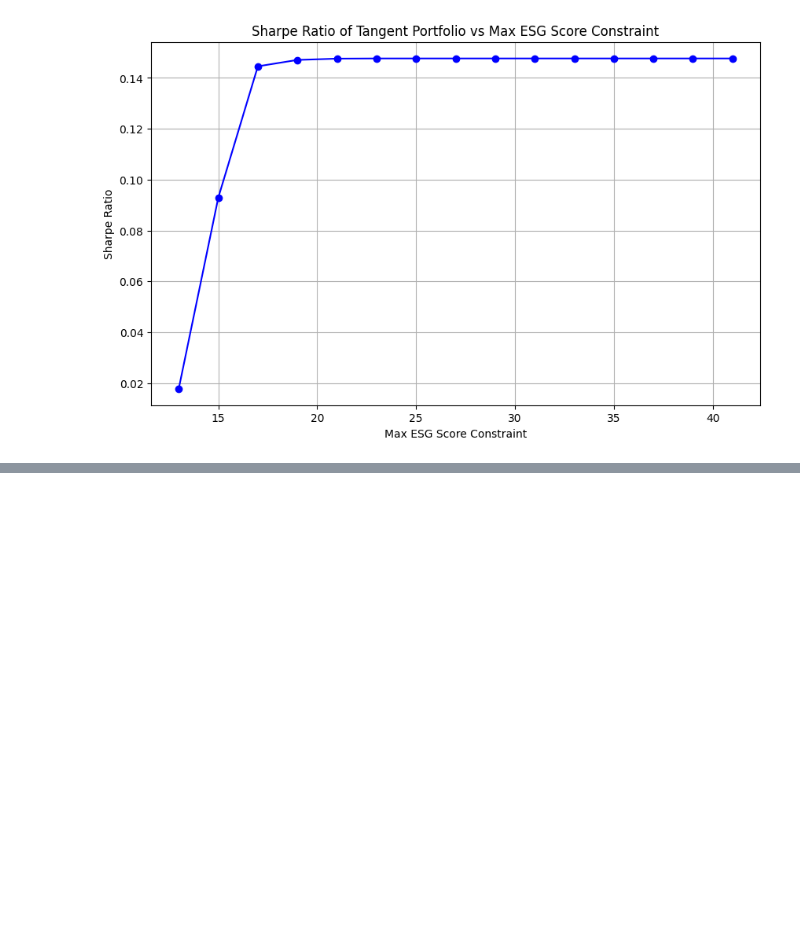
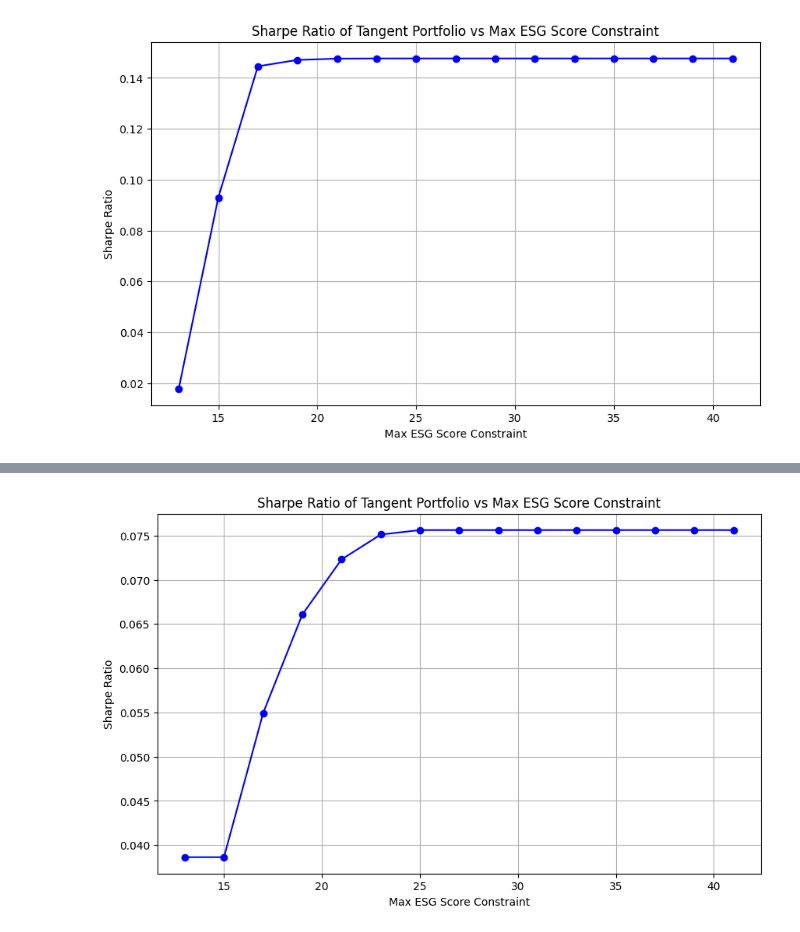
Before and after one commit to antoinedte/-Allocation_de_portefeuille_sous_contrainte_ESG, a Jupyter notebook: exploration/20240214_part2.ipynb, the cells around one changed output, grey strips where cells are left out. Cells and saved outputs as stored; diff of their text form; code cells hidden in the pictures; blank space fills up the shorter version.

```diff
--- a/exploration/20240214_part2.ipynb
+++ b/exploration/20240214_part2.ipynb
@@ -144,0 +111,9 @@ PORTFOLIO.ticker_sector_dict
+# %%
+PORTFOLIO.plot_sharp_ratio_vs_max_score(GAMMA_VALUES,
+                                        risk_free_rate=RISK_FREE_RATE,
+                                        max_esg_scores=MAX_ESG_SCORES,
+                                        fully_invested=True,
+                                        long_only=True,
+                                        best_in_class_method=0.3)
+# %% [output]
+[figure, added]
```
Also changed, not shown: parts of 27 cells of this notebook, 2 other files.
